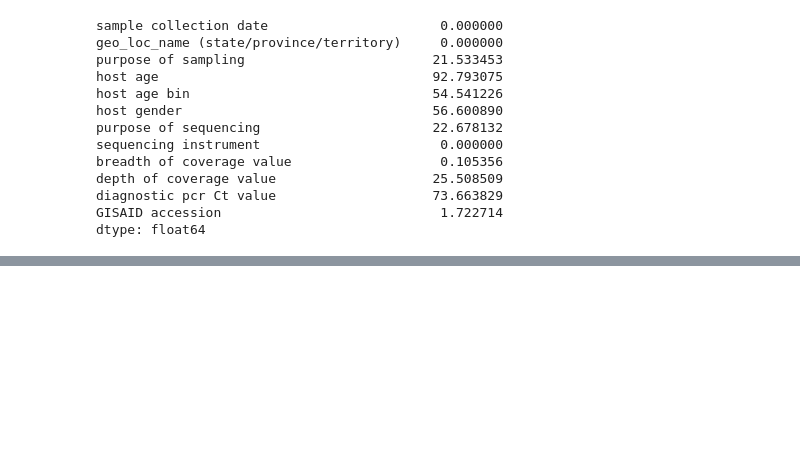
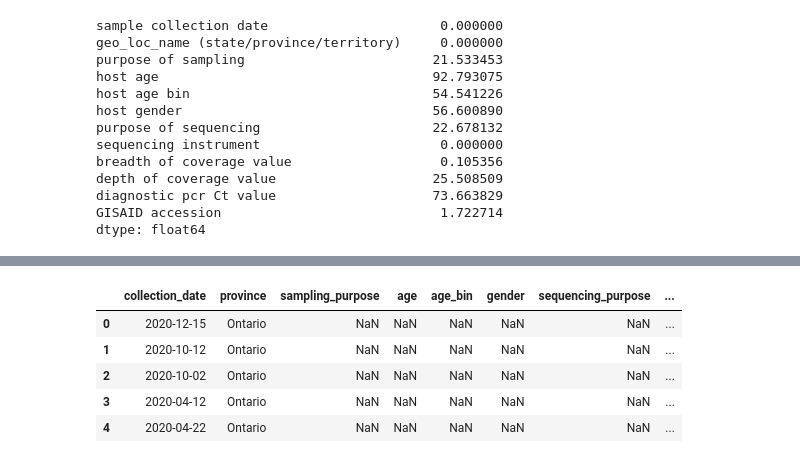
Before and after one commit to eringill/gisaid_uploads, a Jupyter notebook: data_portal_contents.ipynb, the cells around one changed output, grey strips where cells are left out. Drawn from its saved outputs; the diff is of its cells as text; code cells hidden in the pictures; blank space fills up the shorter version.

```diff
--- a/data_portal_contents.ipynb
+++ b/data_portal_contents.ipynb
@@ -103,0 +172,9 @@ dtype: float64
+# %%
+seqs.head()
+# %% [output]
+|  | collection_date | province | sampling_purpose | age | age_bin | gender | sequencing_purpose | ... |
+| 0 | 2020-12-15 | Ontario | NaN | NaN | NaN | NaN | NaN | ... |
+| 1 | 2020-10-12 | Ontario | NaN | NaN | NaN | NaN | NaN | ... |
+| 2 | 2020-10-02 | Ontario | NaN | NaN | NaN | NaN | NaN | ... |
+| 3 | 2020-04-12 | Ontario | NaN | NaN | NaN | NaN | NaN | ... |
+| 4 | 2020-04-22 | Ontario | NaN | NaN | NaN | NaN | NaN | ... |
```
Also changed, not shown: parts of 11 cells of this notebook.
